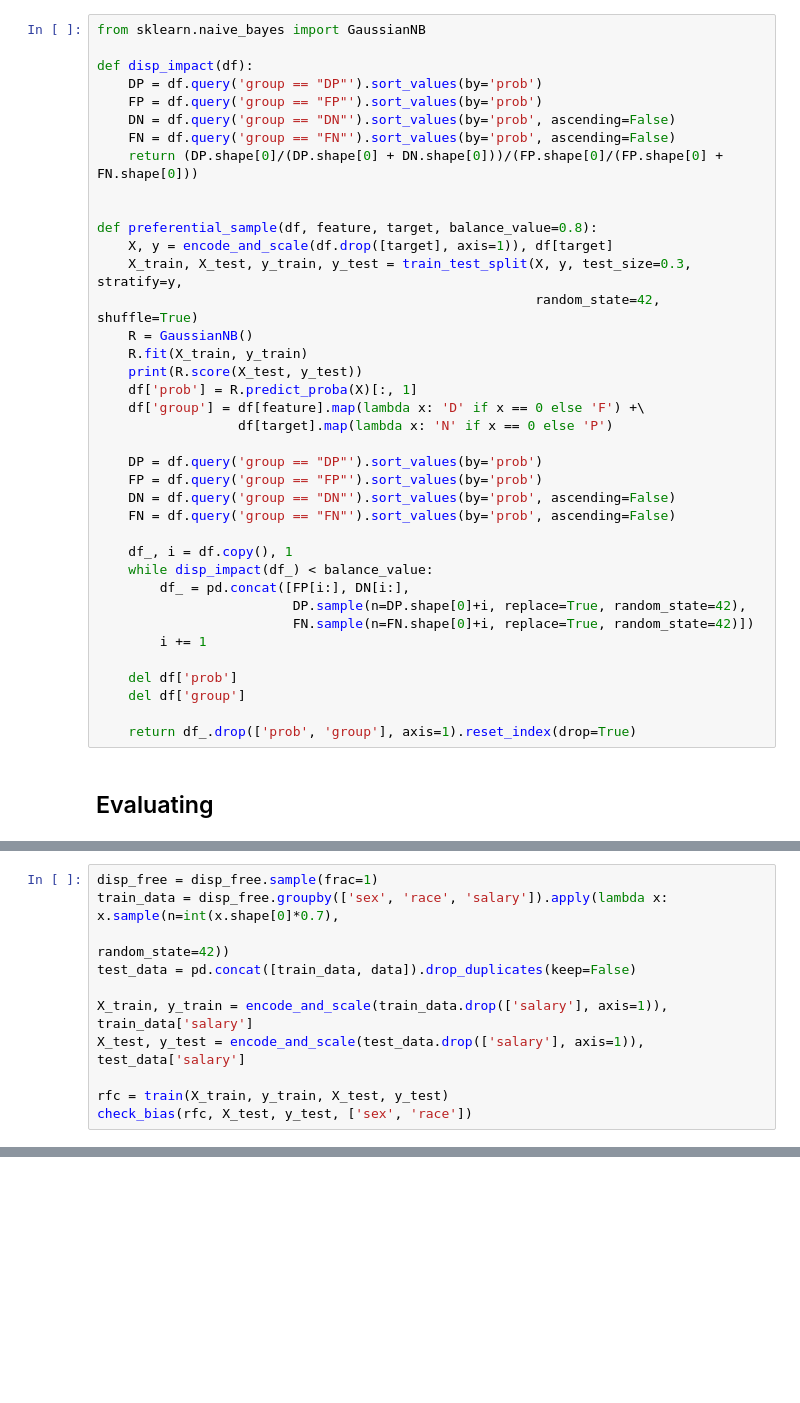
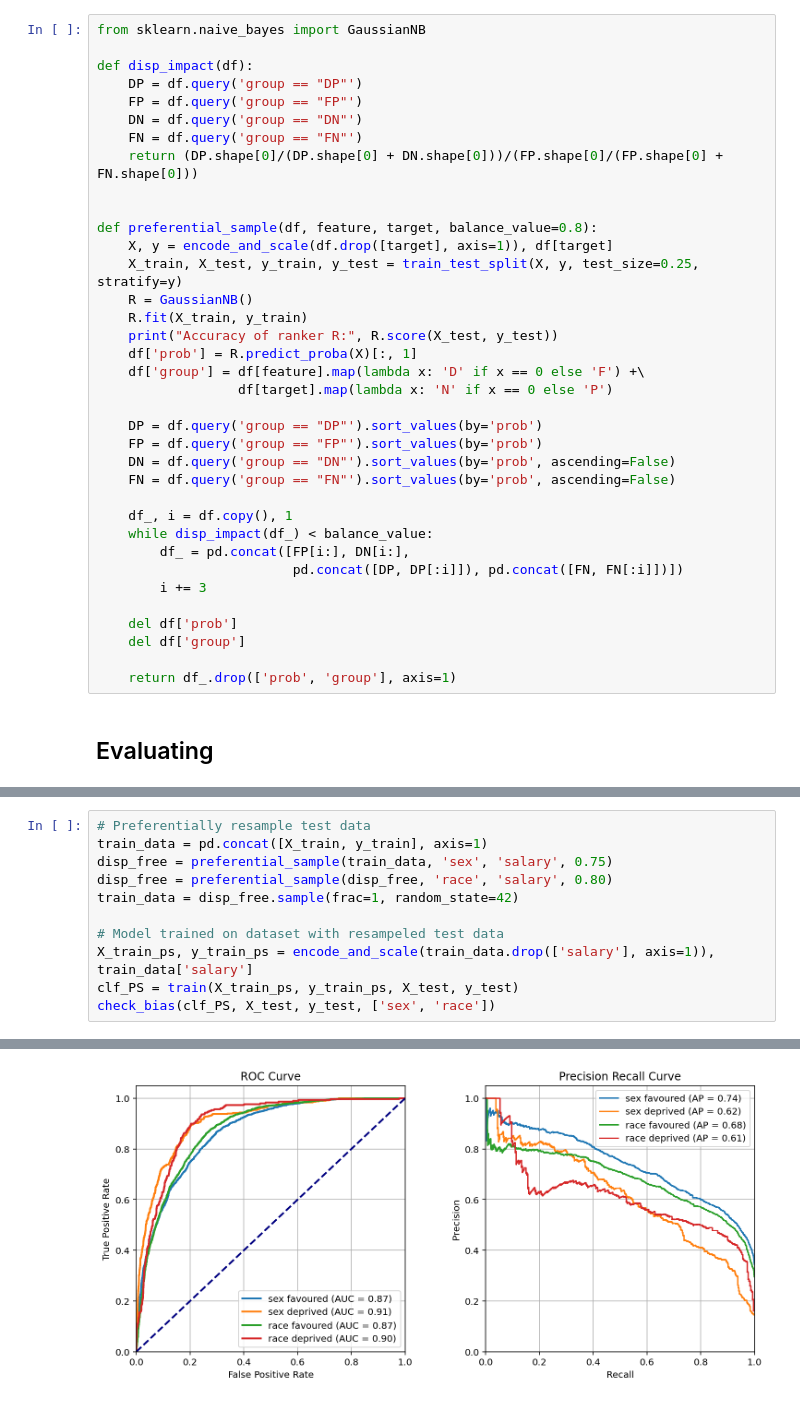
Before and after one commit to atharvat80/Bias-in-AI-CW-2020-21, a Jupyter notebook: coursework.ipynb, the cells around one changed output, grey strips where cells are left out. Cells and saved outputs as stored; diff of their text form; blank space fills up the shorter version.

```diff
--- a/coursework.ipynb
+++ b/coursework.ipynb
@@ -488,20 +456,19 @@ del data['demo_group']
 from sklearn.naive_bayes import GaussianNB
 
 def disp_impact(df):
-    DP = df.query('group == "DP"').sort_values(by='prob')
-    FP = df.query('group == "FP"').sort_values(by='prob')
-    DN = df.query('group == "DN"').sort_values(by='prob', ascending=False)
-    FN = df.query('group == "FN"').sort_values(by='prob', ascending=False)
+    DP = df.query('group == "DP"')
+    FP = df.query('group == "FP"')
+    DN = df.query('group == "DN"')
+    FN = df.query('group == "FN"')
     return (DP.shape[0]/(DP.shape[0] + DN.shape[0]))/(FP.shape[0]/(FP.shape[0] + FN.shape[0]))
 
 
 def preferential_sample(df, feature, target, balance_value=0.8):
     X, y = encode_and_scale(df.drop([target], axis=1)), df[target]
-    X_train, X_test, y_train, y_test = train_test_split(X, y, test_size=0.3, stratify=y,
-                                                        random_state=42, shuffle=True)
+    X_train, X_test, y_train, y_test = train_test_split(X, y, test_size=0.25, stratify=y)
     R = GaussianNB()
     R.fit(X_train, y_train)
-    print(R.score(X_test, y_test))
+    print("Accuracy of ranker R:", R.score(X_test, y_test))
     df['prob'] = R.predict_proba(X)[:, 1]
     df['group'] = df[feature].map(lambda x: 'D' if x == 0 else 'F') +\
                   df[target].map(lambda x: 'N' if x == 0 else 'P')
@@ -514,14 +481,13 @@ def preferential_sample(df, feature, target, balance_value=0.8):
     df_, i = df.copy(), 1
     while disp_impact(df_) < balance_value:
         df_ = pd.concat([FP[i:], DN[i:],
-                         DP.sample(n=DP.shape[0]+i, replace=True, random_state=42),
-                         FN.sample(n=FN.shape[0]+i, replace=True, random_state=42)])
-        i += 1
+                         pd.concat([DP, DP[:i]]), pd.concat([FN, FN[:i]])])
+        i += 3
 
     del df['prob']
     del df['group']
 
-    return df_.drop(['prob', 'group'], axis=1).reset_index(drop=True)
+    return df_.drop(['prob', 'group'], axis=1)
 # %% [markdown]
 ## Evaluating
 # %%
@@ -582,11 +520,0 @@ disp_free.shape
-# %%
-disp_free = disp_free.sample(frac=1)
-train_data = disp_free.groupby(['sex', 'race', 'salary']).apply(lambda x: x.sample(n=int(x.shape[0]*0.7),
-                                                                                   random_state=42))
-test_data = pd.concat([train_data, data]).drop_duplicates(keep=False)
-
-X_train, y_train = encode_and_scale(train_data.drop(['salary'], axis=1)), train_data['salary']
-X_test, y_test = encode_and_scale(test_data.drop(['salary'], axis=1)), test_data['salary']
-
-rfc = train(X_train, y_train, X_test, y_test)
-check_bias(rfc, X_test, y_test, ['sex', 'race'])
@@ -611,0 +521,12 @@ Checking for bias based on race
+# %%
+# Preferentially resample test data
+train_data = pd.concat([X_train, y_train], axis=1)
+disp_free = preferential_sample(train_data, 'sex', 'salary', 0.75)
+disp_free = preferential_sample(disp_free, 'race', 'salary', 0.80)
+train_data = disp_free.sample(frac=1, random_state=42)
+
+# Model trained on dataset with resampeled test data
+X_train_ps, y_train_ps = encode_and_scale(train_data.drop(['salary'], axis=1)), train_data['salary']
+clf_PS = train(X_train_ps, y_train_ps, X_test, y_test)
+check_bias(clf_PS, X_test, y_test, ['sex', 'race'])
+# %% [output]
@@ -611,0 +543 @@ Checking for bias based on race
+[figure, added]
```
Also changed, not shown: parts of 11 cells of this notebook.
